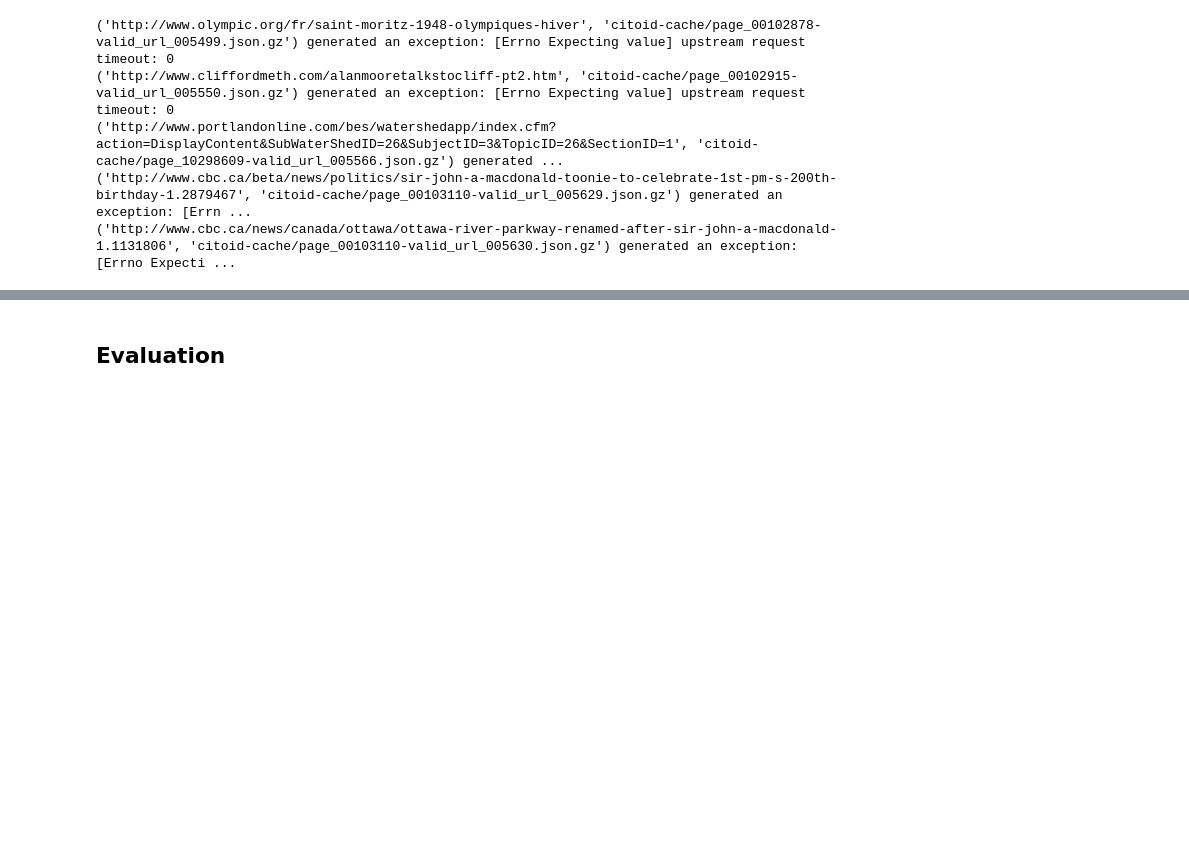
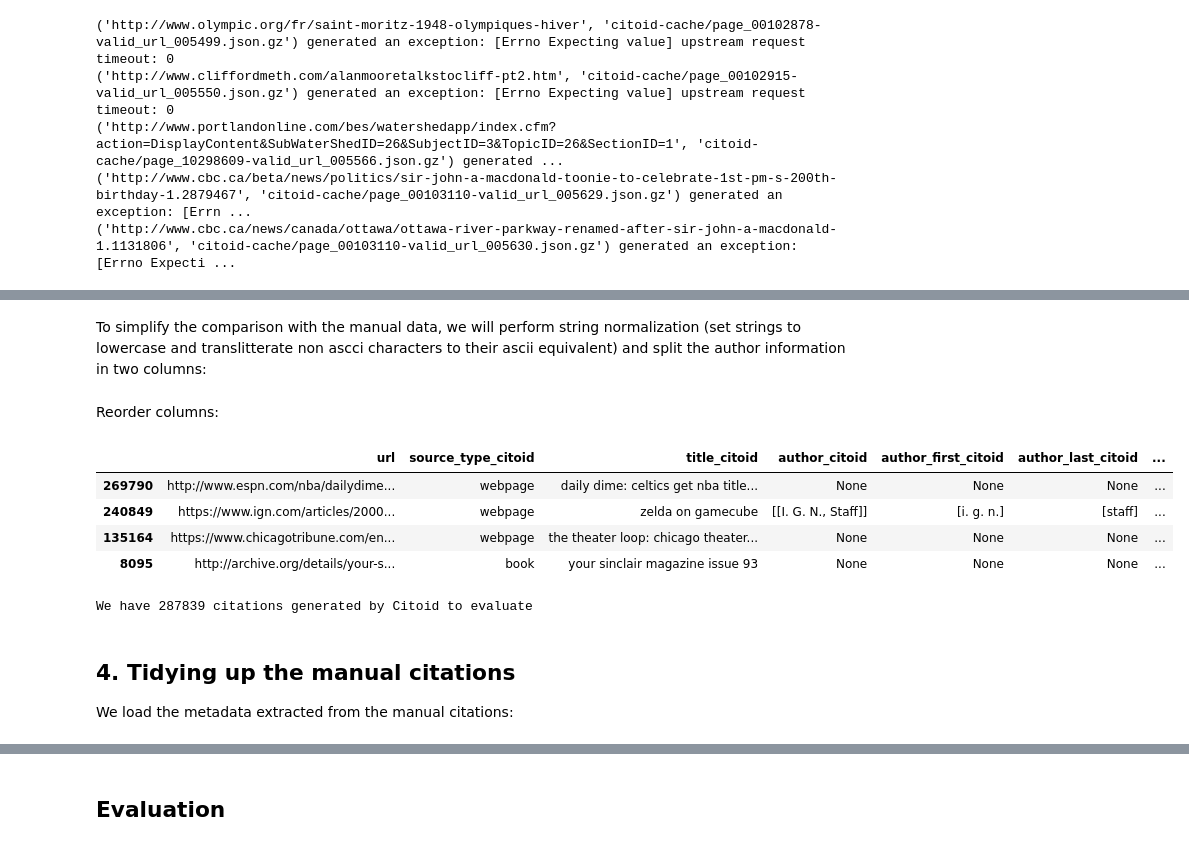
Before and after one commit to hdlabconicet/Web2Cit-research, a Jupyter notebook: understand-citoid-coverage.ipynb, the cells around one changed output, grey strips where cells are left out. Saved outputs shown, nothing was run; the diff lists cells and outputs as text; code cells hidden in the pictures; blank space fills up the shorter version.

```diff
--- a/understand-citoid-coverage.ipynb
+++ b/understand-citoid-coverage.ipynb
@@ -757,0 +787,5 @@ for batch_of_ufs in tqdm(chunked(urls_fnames, 500), total=len(urls_fnames)//500)
+# %%
+with gzip.open(f'citoid-cache/page_01000152-valid_url_000056.json.gz') as fi:
+    cont = json.loads(fi.read())
+
+pprint(cont)
@@ -757,0 +877,29 @@ for batch_of_ufs in tqdm(chunked(urls_fnames, 500), total=len(urls_fnames)//500)
+# %% [markdown]
+To simplify the comparison with the manual data, we will perform string normalization (set strings to lowercase and translitterate non ascci characters to their ascii equivalent) and split the author information in two columns:
+# %%
+def normalize(s):
+    return unidecode(s.lower())
+
+def get_author_component(author_citoid, idx):
+    if author_citoid:
+        author_el = [normalize(author[idx]) for author in author_citoid if author_citoid]
+        return author_el
+# %%
+citoid_citations['title_citoid'] = citoid_citations['title_citoid'].map(normalize, na_action='ignore')
+citoid_citations['pub_source_citoid'] = citoid_citations['pub_source_citoid'].map(normalize, na_action='ignore')
+
+
+citoid_citations['author_first_citoid'] = citoid_citations['author_citoid'].map(lambda x : get_author_component(x, idx=0))
+citoid_citations['author_last_citoid'] = citoid_citations['author_citoid'].map(lambda x: get_author_component(x, idx=1))
+# %% [markdown]
+Reorder columns:
+# %%
+citoid_citations = citoid_citations[['url', 'source_type_citoid', 'title_citoid', 'author_citoid',
+                                                'author_first_citoid', 'author_last_citoid', 'pub_date_citoid', 'pub_source_citoid']]
+citoid_citations.sample(4)
+# %% [output]
+|  | url | source_type_citoid | title_citoid | author_citoid | author_first_citoid | author_last_citoid | ... |
+| 269790 | http://www.espn.com/nba/dailydime... | webpage | daily dime: celtics get nba title... | None | None | None | ... |
+| 240849 | https://www.ign.com/articles/2000... | webpage | zelda on gamecube | [[I. G. N., Staff]] | [i. g. n.] | [staff] | ... |
+| 135164 | https://www.chicagotribune.com/en... | webpage | the theater loop: chicago theater... | None | None | None | ... |
+| 8095 | http://archive.org/details/your-s... | book | your sinclair magazine issue 93 | None | None | None | ... |
@@ -757,0 +910,8 @@ for batch_of_ufs in tqdm(chunked(urls_fnames, 500), total=len(urls_fnames)//500)
+# %%
+print(f"We have {len(citoid_citations)} citations generated by Citoid to evaluate")
+# %% [output]
+We have 287839 citations generated by Citoid to evaluate
+# %% [markdown]
+## 4. Tidying up the manual citations
+
+We load the metadata extracted from the manual citations:
```
Also changed, not shown: parts of 31 cells of this notebook, 4 other files.
